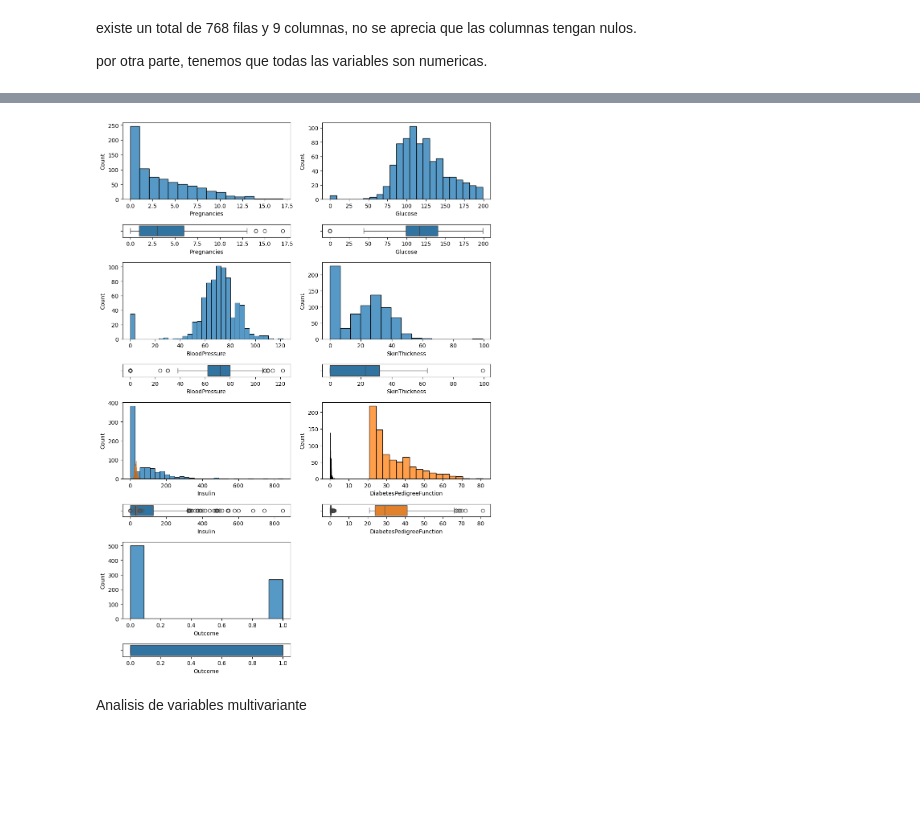
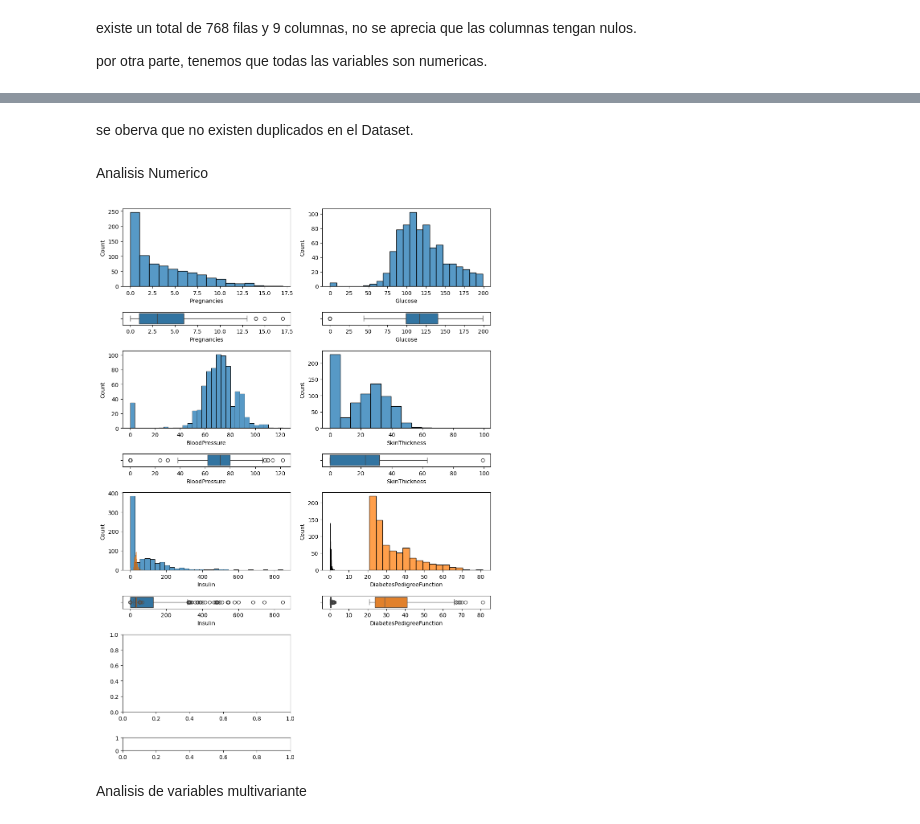
Before and after one commit to 4GeeksAcademy/Tulio-Gimenez-Tutorial-del-Proyecto-Arbol-de-Decision, a Jupyter notebook: src/explore.ipynb, the cells around one changed output, grey strips where cells are left out. Saved outputs shown, nothing was run; the diff lists cells and outputs as text; code cells hidden in the pictures; blank space fills up the shorter version.

```diff
--- a/src/explore.ipynb
+++ b/src/explore.ipynb
@@ -47,3 +65,7 @@ por otra parte, tenemos que todas las variables son numericas.
+# %% [markdown]
+se oberva que no existen duplicados en el Dataset.
+# %% [markdown]
+Analisis Numerico
 # %%
 fig, axis = plt.subplots(8, 2, figsize = (10, 14), gridspec_kw = {"height_ratios": [6, 1, 6, 1,6,1,6,1]})
 
@@ -56,36 +78,36 @@ sns.boxplot(ax = axis[1, 1], data = total_data, x = "Glucose")
 
 sns.histplot(ax = axis[2, 0], data = total_data, x = "BloodPressure")
 sns.boxplot(ax = axis[3, 0], data = total_data, x = "BloodPressure")
 
 sns.histplot(ax = axis[2, 1], data = total_data, x = "SkinThickness")
 sns.boxplot(ax = axis[3, 1], data = total_data, x = "SkinThickness")
 
 sns.histplot(ax = axis[4, 0], data = total_data, x = "Insulin")
 sns.boxplot(ax = axis[5, 0], data = total_data, x = "Insulin")
 
 sns.histplot(ax = axis[4, 0], data = total_data, x = "BMI")
 sns.boxplot(ax = axis[5, 0], data = total_data, x = "BMI")
 
 sns.histplot(ax = axis[4, 1], data = total_data, x = "DiabetesPedigreeFunction")
 sns.boxplot(ax = axis[5, 1], data = total_data, x = "DiabetesPedigreeFunction")
 
 sns.histplot(ax = axis[4, 1], data = total_data, x = "Age")
 sns.boxplot(ax = axis[5, 1], data = total_data, x = "Age")
 
-sns.histplot(ax = axis[6, 0], data = total_data, x = "Outcome")
-sns.boxplot(ax = axis[7, 0], data = total_data, x = "Outcome")
+#sns.histplot(ax = axis[6, 0], data = total_data, x = "Outcome")
+#sns.boxplot(ax = axis[7, 0], data = total_data, x = "Outcome")
 
 
 fig.delaxes(axis[6, 1])
 fig.delaxes(axis[7, 1])
 
 # Ajustar el layout
 plt.tight_layout()
 
 # Mostrar el plot
 plt.show()
 # %% [output]
-[figure, old version]
+[figure, new version]
 # %% [markdown]
 Analisis de variables multivariante
 # %% [markdown]
```
Also changed, not shown: parts of 12 cells of this notebook, 15 other files.
